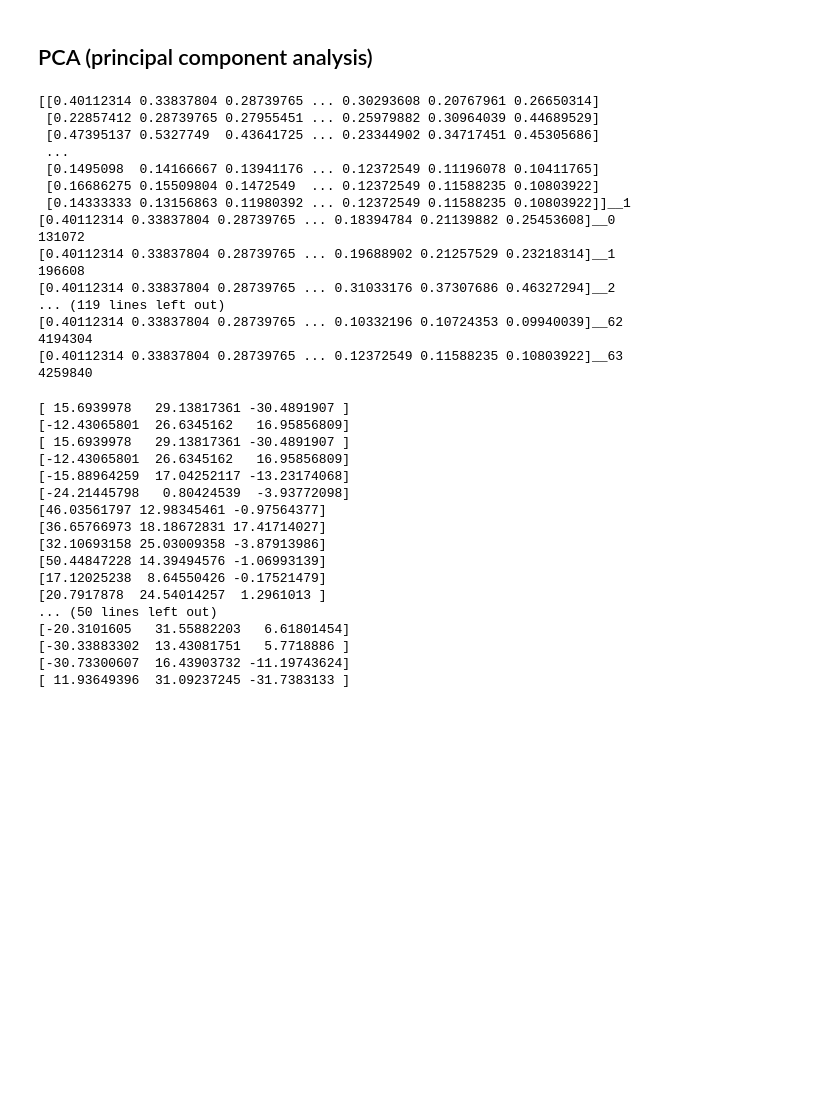
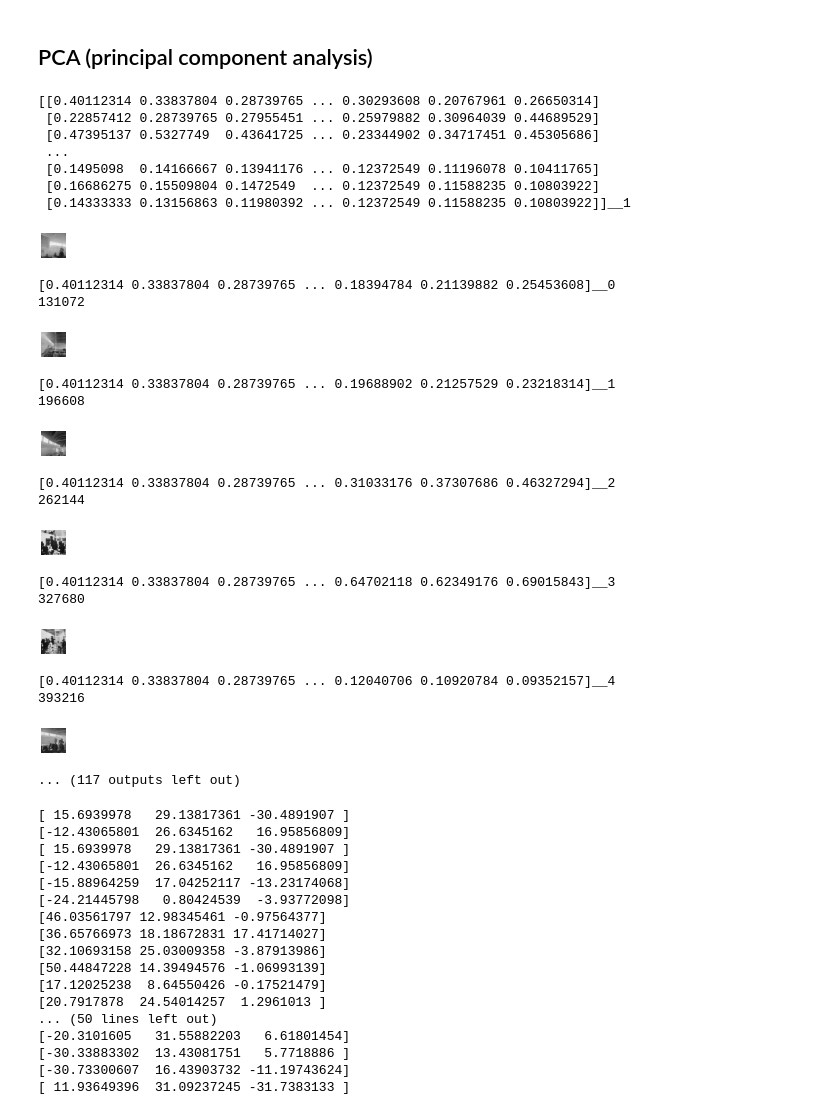
Before and after one commit to WilliamShengYangHuang/AALU_Coding, a Jupyter notebook: exporting_latent_codes_pca_t_sne_v2.ipynb, the cells around one changed output. Drawn from its saved outputs; the diff is of its cells as text; code cells hidden in the pictures; blank space fills up the shorter version.

```diff
--- a/exporting_latent_codes_pca_t_sne_v2.ipynb
+++ b/exporting_latent_codes_pca_t_sne_v2.ipynb
@@ -152,43 +152,57 @@ new_size = (256, 256)
 img_gray = cv2.resize(img_gray, new_size, interpolation=cv2.INTER_AREA)
 
 im_stack = np.asarray(img_gray)
 
 print(str(im_stack) + '__1')
 
 
 # Concatenate additional images to the stack
 for i in range(0, num_imgs):
     img = cv.imread(PATH + str(i) + '.jpg')
     img_gray = color.rgb2gray(img)
 
     # Set the new size for the image
     new_size = (256, 256)
 
     # Resize the image
     img_gray = cv2.resize(img_gray, new_size, interpolation=cv2.INTER_AREA)
 
     im_array = np.asarray(img_gray)
     im_stack = np.append(im_stack, im_array)
+
+    # Display the image
+    plt.figure(figsize=(1, 1), dpi=32)
+    plt.imshow(img_gray, cmap='gray')
+    plt.axis('off')
+    plt.show()
+
     print(str(im_stack) + '__' + str(i))
     print(len(im_stack))
 # %% [output]
 [[0.40112314 0.33837804 0.28739765 ... 0.30293608 0.20767961 0.26650314]
  [0.22857412 0.28739765 0.27955451 ... 0.25979882 0.30964039 0.44689529]
  [0.47395137 0.5327749  0.43641725 ... 0.23344902 0.34717451 0.45305686]
  ...
  [0.1495098  0.14166667 0.13941176 ... 0.12372549 0.11196078 0.10411765]
  [0.16686275 0.15509804 0.1472549  ... 0.12372549 0.11588235 0.10803922]
  [0.14333333 0.13156863 0.11980392 ... 0.12372549 0.11588235 0.10803922]]__1
-[0.40112314 0.33837804 0.28739765 ... 0.18394784 0.21139882 0.25453608]__0
-131072
-[0.40112314 0.33837804 0.28739765 ... 0.19688902 0.21257529 0.23218314]__1
-196608
-[0.40112314 0.33837804 0.28739765 ... 0.31033176 0.37307686 0.46327294]__2
-... (119 lines left out)
-[0.40112314 0.33837804 0.28739765 ... 0.10332196 0.10724353 0.09940039]__62
-4194304
-[0.40112314 0.33837804 0.28739765 ... 0.12372549 0.11588235 0.10803922]__63
-4259840
+[figure, added]
+[0.40112314 0.33837804 0.28739765 ... 0.18394784 0.21139882 0.25453608]__0
+131072
+[figure, added]
+[0.40112314 0.33837804 0.28739765 ... 0.19688902 0.21257529 0.23218314]__1
+196608
+[figure, added]
+[0.40112314 0.33837804 0.28739765 ... 0.31033176 0.37307686 0.46327294]__2
+262144
+[figure, added]
+[0.40112314 0.33837804 0.28739765 ... 0.64702118 0.62349176 0.69015843]__3
+327680
+[figure, added]
+[0.40112314 0.33837804 0.28739765 ... 0.12040706 0.10920784 0.09352157]__4
+393216
+[figure, added]
+... (117 outputs left out)
 # %%
 # PCA algorithm
 def PCA(matrix):
```
